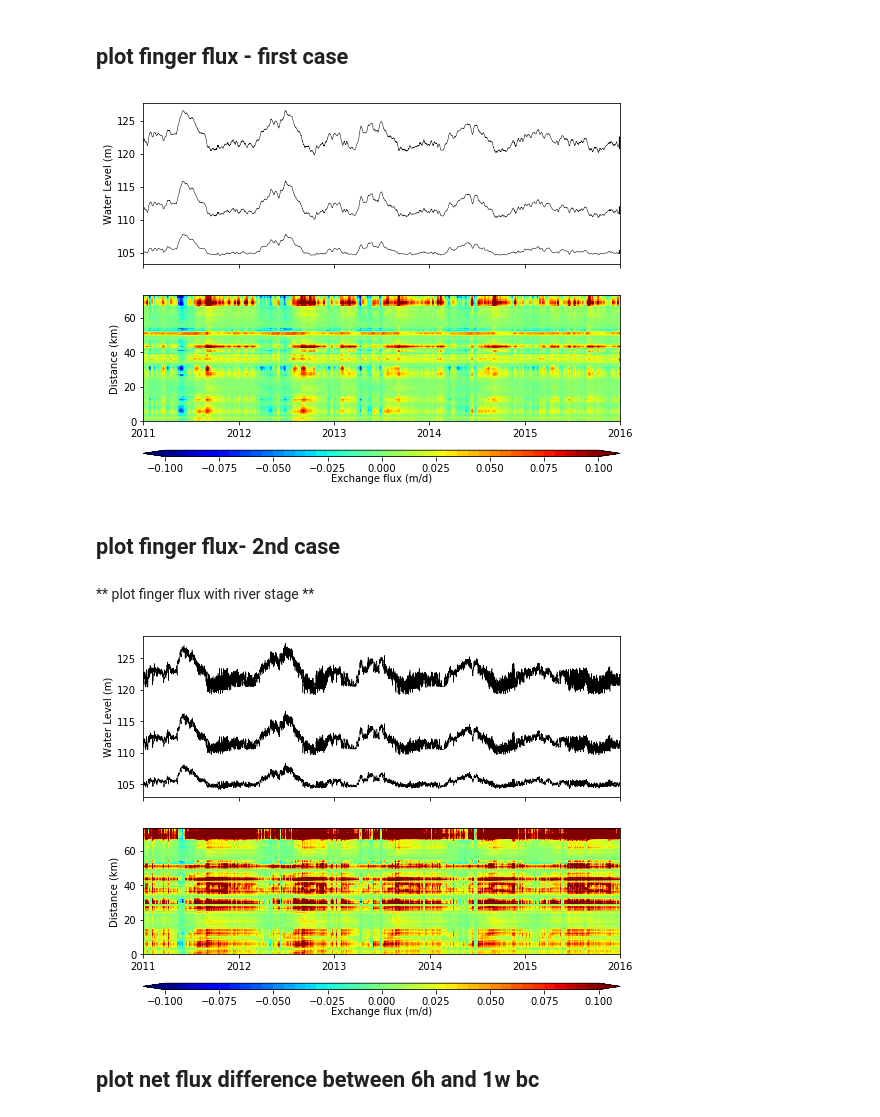
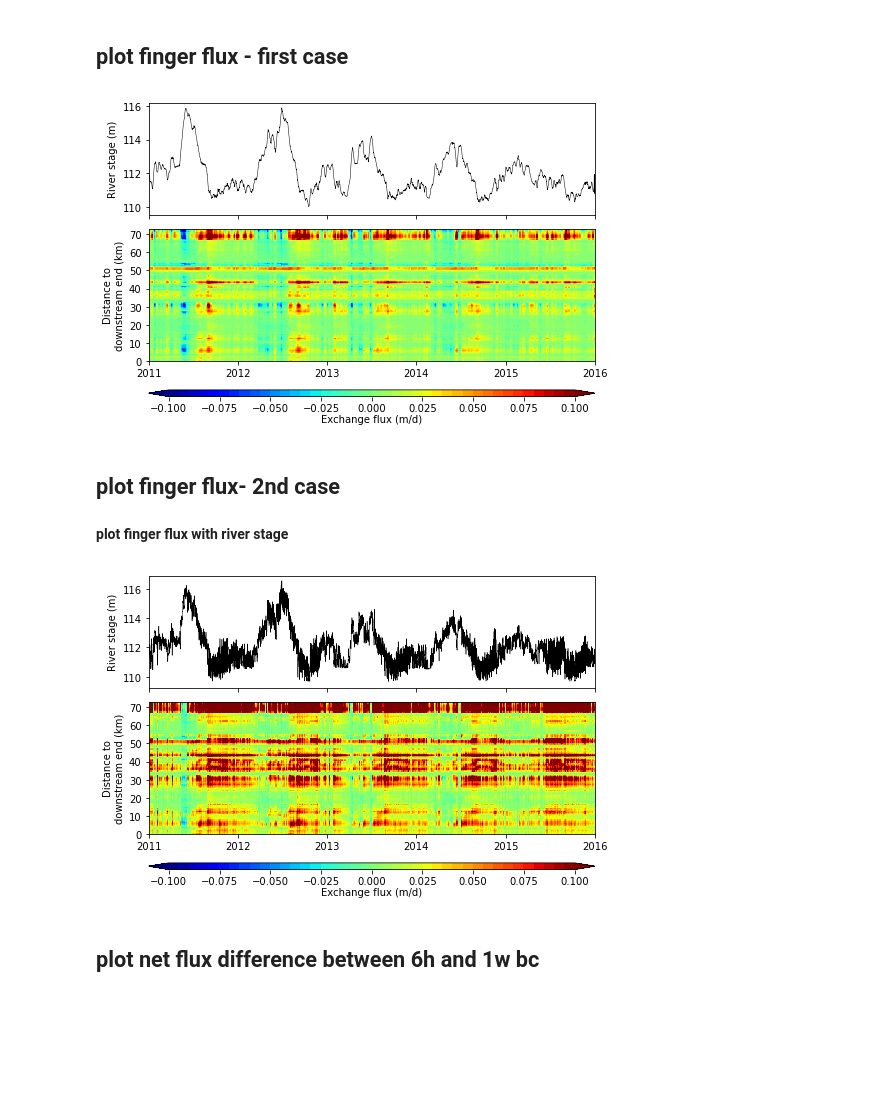
Before and after one commit to pinshuai/HFR-flow, a Jupyter notebook: NERSC-plot_flux_from_massBalance.ipynb, the cells around one changed output. Saved outputs shown, nothing was run; the diff lists cells and outputs as text; code cells hidden in the pictures; blank space fills up the shorter version.

Commit message:
update flux plot, solute contour

```diff
--- a/NERSC-plot_flux_from_massBalance.ipynb
+++ b/NERSC-plot_flux_from_massBalance.ipynb
@@ -485,48 +492,55 @@ for itime in range(len(real_time)):
 # %%
 %matplotlib inline
 # plot finger flux
-fig, (ax1, ax2) = plt.subplots(2, 1, sharex=True)
+# fig, (ax1, ax2) = plt.subplots(2, 1, sharex=True)
+fig = plt.figure()
 
-river_north_datum_s.plot(x='time', y='wl',color= 'black', linewidth = 0.5, ax=ax1, legend=None)
+gs = gridspec.GridSpec(2, 1, height_ratios=[2,3])
+gs.update(hspace = 0.1) # adjust vertical spacing b/w subplots
+ax1 = plt.subplot(gs[0])
+ax2 = plt.subplot(gs[1], sharex=ax1)
+
+# river_north_datum_s.plot(x='time', y='wl',color= 'black', linewidth = 0.5, ax=ax1, legend=None)
 river_middle_datum_s.plot(x='time', y='wl',color= 'black',linewidth = 0.5, ax=ax1, legend=None)
-river_south_datum_s.plot(x='time', y='wl',color= 'black', linewidth = 0.5, ax=ax1, legend=None)
-
-ax1.set_ylabel('Water Level (m)')
+# river_south_datum_s.plot(x='time', y='wl',color= 'black', linewidth = 0.5, ax=ax1, legend=None)
+# ax1.set_yticks(np.arange(0, 76, 10))
+ax1.set_ylabel('River stage (m)')
 ax1.set_xlabel('')
 # ax1.set_title('River stage from upstream to downstream')
 
 # plt.xticks(time_ticks, rotation=0, horizontalalignment = "center")
 # ax1.set_xticks(time_ticks)
 
 # ax1.set_xlim([time_ticks[0], time_ticks[-1]])
 
 
 cf1 = ax2.contourf(real_time,
                    0.5 * (mass1_length[1:] + mass1_length[:-1]),
                    -np.transpose(flux_array),
                    cmap=plt.cm.jet,
                    levels=np.arange(-0.1, 0.105, 0.005),
                    extend="both",
                    )
-ax2.set_ylabel("")
-ax2.set_ylabel("Distance (km)")
+ylabel = '\n'.join(wrap("Distance to downstream end (km)", 20))
+ax2.set_ylabel(ylabel)
 # ax2.set_title("Exchange flux of weekly boundary")
 ax2.set_xticks(time_ticks)
+ax2.set_yticks(np.arange(0, 76, 10))
 ax2.set_ylim([0, 73])
 ax2.set_xlim([time_ticks[0], time_ticks[-1]])
 
 divider = make_axes_locatable(ax2)
 cax = divider.new_vertical(size="5%", pad=0.4, pack_start=True)
 fig.add_axes(cax)
 cb1 = fig.colorbar(cf1, cax=cax, orientation="horizontal")
 
 # cb1 = plt.colorbar(cf1, extend="both", orientation = "horizontal", pad = 0.2)
 cb1.ax.set_xlabel("Exchange flux (m/d)", labelpad=0.3)
 
 ax1.minorticks_off()
 # fig.suptitle("Finger flux plot for weekly boundary", fontsize = 12)
-fig.tight_layout()
+# fig.tight_layout()
 fig.set_size_inches(8, 6)
 # %% [output]
-[figure, old version]
+[figure, new version]
 # %%
@@ -575,16 +589,22 @@ flux_array_2 = np.asarray(flux_array_2) / 1000 * 24 # convert to m/d
 for itime in range(len(real_time_2)):
     flux_array_2[itime, :] = flux_array_2[itime, :] / section_area
 # %% [markdown]
-** plot finger flux with river stage **
+**plot finger flux with river stage**
 # %%
+%matplotlib inline
 # plot finger flux
-fig, (ax1, ax2) = plt.subplots(2, 1, sharex=True)
+# fig, (ax1, ax2) = plt.subplots(2, 1, sharex=True)
+fig = plt.figure()
+gs = gridspec.GridSpec(2, 1, height_ratios=[2,3])
+gs.update(hspace = 0.1) # adjust vertical spacing b/w subplots
+ax1 = plt.subplot(gs[0])
+ax2 = plt.subplot(gs[1], sharex=ax1)
 
-river_north_datum.plot(x='time', y='wl',color= 'black', linewidth = 0.5, ax=ax1, legend=None)
+# river_north_datum.plot(x='time', y='wl',color= 'black', linewidth = 0.5, ax=ax1, legend=None)
 river_middle_datum.plot(x='time', y='wl',color= 'black',linewidth = 0.5, ax=ax1, legend=None)
-river_south_datum.plot(x='time', y='wl',color= 'black', linewidth = 0.5, ax=ax1, legend=None)
+# river_south_datum.plot(x='time', y='wl',color= 'black', linewidth = 0.5, ax=ax1, legend=None)
 
-ax1.set_ylabel('Water Level (m)')
+ax1.set_ylabel('River stage (m)')
 ax1.set_xlabel('')
 # ax1.set_title('River stage from upstream to downstream')
 
@@ -605,9 +625,11 @@ cf1 = ax2.contourf(real_time_2,
                    extend="both",
                    )
 # ax2.set_ylabel("")
-ax2.set_ylabel("Distance (km)")
+ylabel = '\n'.join(wrap("Distance to downstream end (km)", 20))
+ax2.set_ylabel(ylabel)
 # ax2.set_title("Exchange flux of weekly boundary")
 ax2.set_xticks(time_ticks)
+ax2.set_yticks(np.arange(0, 76, 10))
 ax2.set_ylim([0, 73])
 ax2.set_xlim([time_ticks[0], time_ticks[-1]])
 
@@ -625,8 +647,8 @@ cb1.ax.set_xlabel("Exchange flux (m/d)", labelpad=0.3)
 
 # fig.suptitle("Finger flux plot for hourly boundary", fontsize = 12)
 ax1.minorticks_off()
-fig.tight_layout()
+# fig.tight_layout()
 fig.set_size_inches(8, 6)
 # %% [output]
-[figure, old version]
+[figure, new version]
 # %%
```
Also changed, not shown: parts of 24 cells of this notebook, 3 other files.
